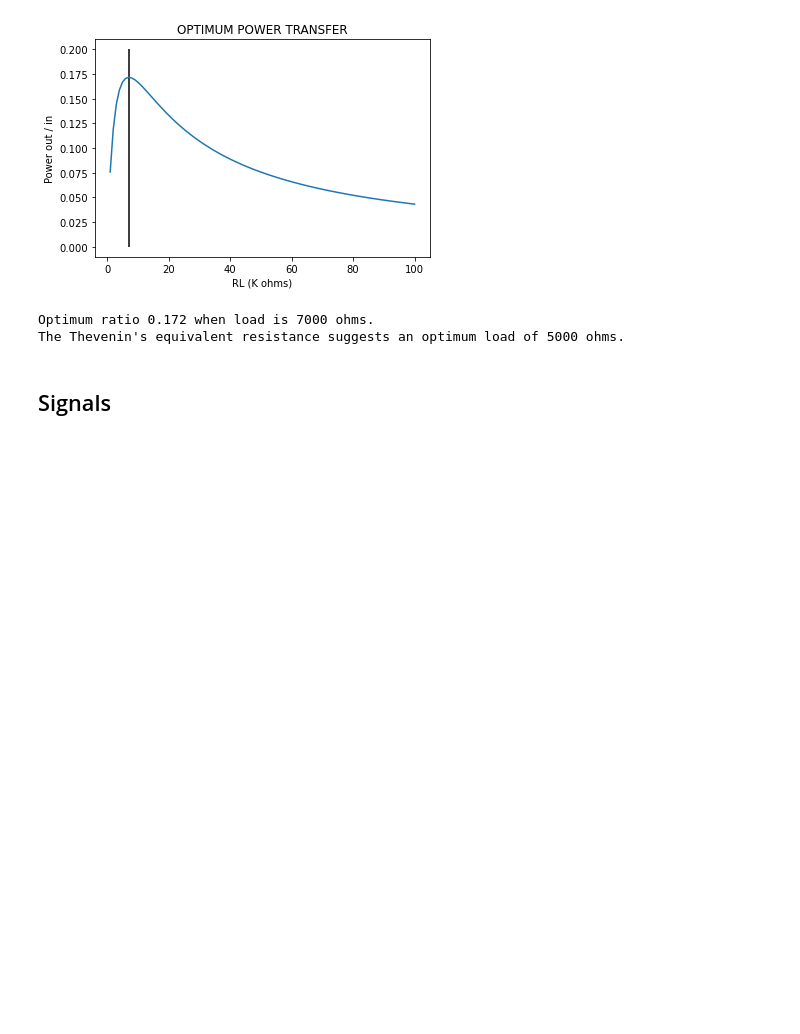
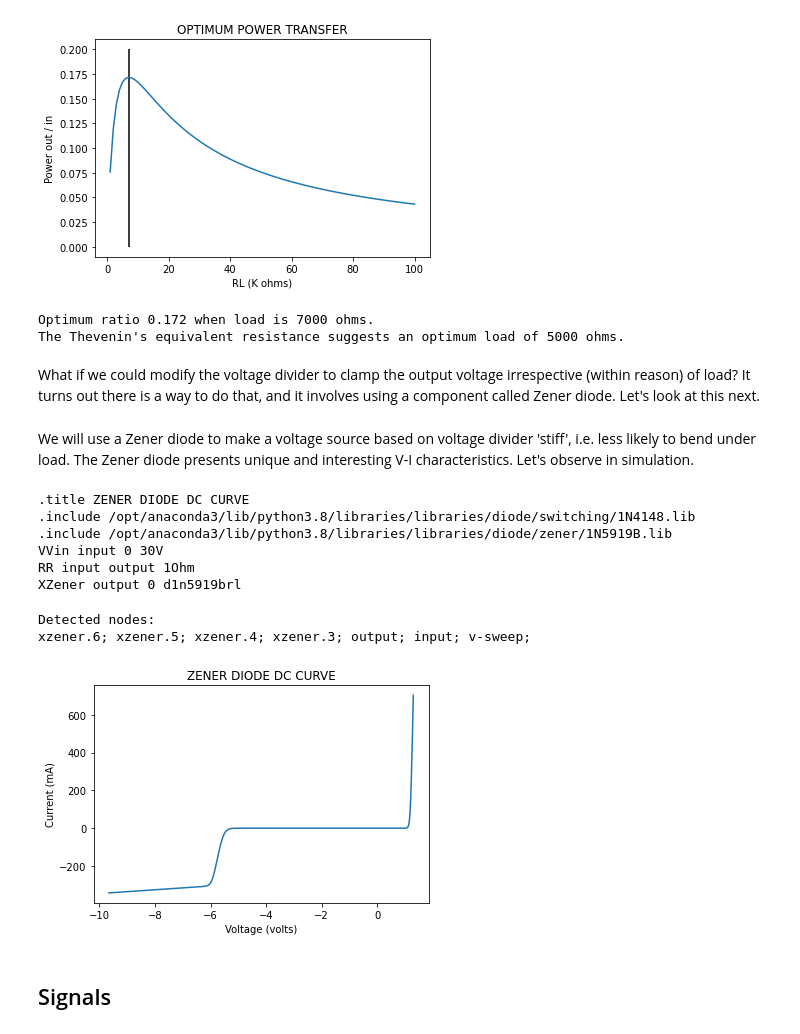
Before and after one commit to sunbee/ArtofElectronics, a Jupyter notebook: AoE_Chapter01.ipynb, the cells around one changed output. Saved outputs shown, nothing was run; the diff lists cells and outputs as text; code cells hidden in the pictures; blank space fills up the shorter version.

Commit message:
Added zener diode baseline sim, needs plotting.

```diff
--- a/AoE_Chapter01.ipynb
+++ b/AoE_Chapter01.ipynb
@@ -358,6 +379,47 @@ print("The Thevenin's equivalent resistance suggests an optimum load of {:.0f} o
 [figure]
 Optimum ratio 0.172 when load is 7000 ohms.
 The Thevenin's equivalent resistance suggests an optimum load of 5000 ohms.
+# %% [markdown]
+What if we could modify the voltage divider to clamp the output voltage irrespective (within reason) of load? It turns out there is a way to do that, and it involves using a component called Zener diode. Let's look at this next.
+# %% [markdown]
+We will use a Zener diode to make a voltage source based on voltage divider 'stiff',  i.e. less likely to bend under load. The Zener diode presents unique and interesting V-I characteristics. Let's observe in simulation.
+# %%
+zen = Circuit("ZENER DIODE DC CURVE")
+
+
+zen.include(spice_library['1N4148'])
+#1N5919B: 5.6 V, 3.0 W Zener Diode Voltage Regulator
+zen.include(spice_library['d1n5919brl'])
+
+zen.V('Vin', 'input', zen.gnd, 30@u_V)
+zen.R('R', 'input', 'output', 1@u_Ohm)
+zen.X('Zener', 'd1n5919brl', 'output', zen.gnd)
+
+print(zen)
+# %% [output]
+.title ZENER DIODE DC CURVE
+.include /opt/anaconda3/lib/python3.8/libraries/libraries/diode/switching/1N4148.lib
+.include /opt/anaconda3/lib/python3.8/libraries/libraries/diode/zener/1N5919B.lib
+VVin input 0 30V
+RR input output 1Ohm
+XZener output 0 d1n5919brl
+# %%
+zensim = zen.simulator(temperature=25, nominal_temperature=25)
+out = zensim.dc(VVin = slice(-10, 2, 0.05))
+print("Detected nodes: ")
+for node, wave in out.nodes.items():
+    print("{}".format(node), end='; ')
+# %% [output]
+Detected nodes:
+xzener.6; xzener.5; xzener.4; xzener.3; output; input; v-sweep;
+# %%
+plt.title("ZENER DIODE DC CURVE")
+plt.xlabel('Voltage (volts)')
+plt.ylabel('Current (mA)')
+plt.plot(out.output, -out.VVin*1000)
+plt.show()
+# %% [output]
+[figure, added]
 # %% [markdown]
 ## Signals
 # %% [markdown]
```
Also changed, not shown: parts of 7 cells of this notebook, 1 other file.
